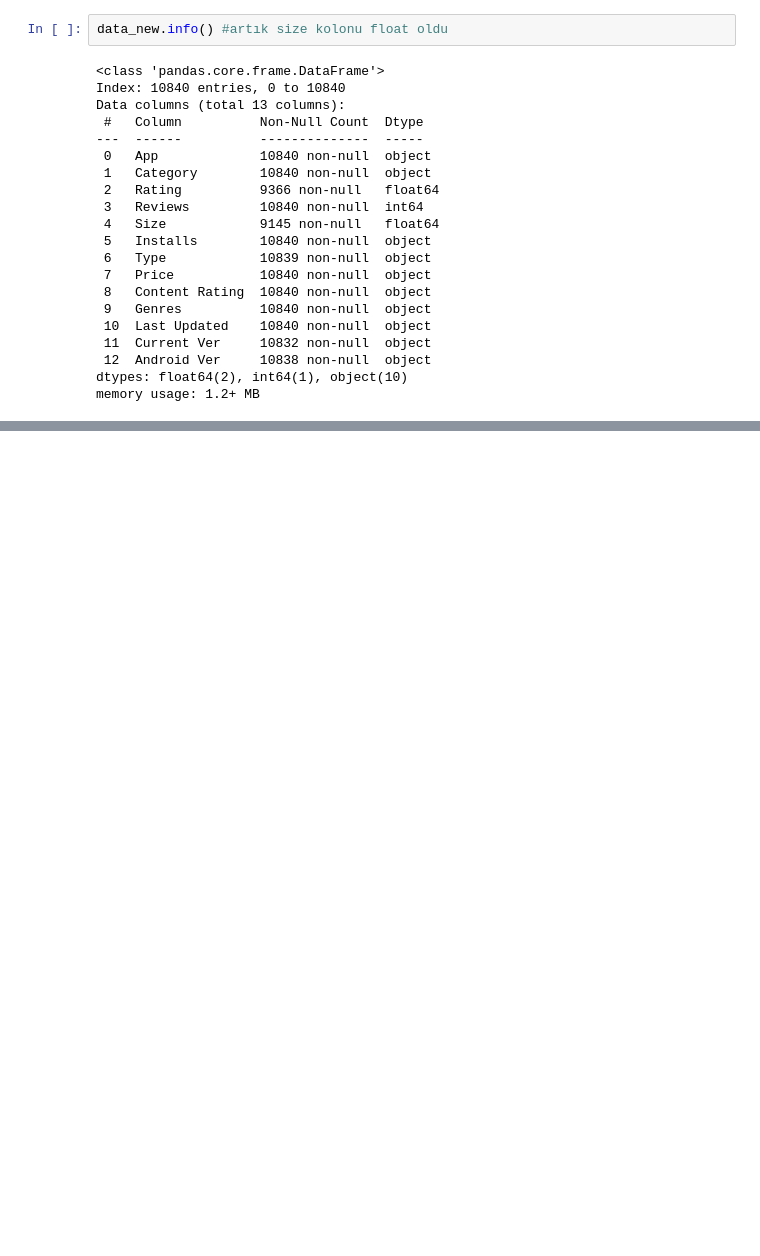
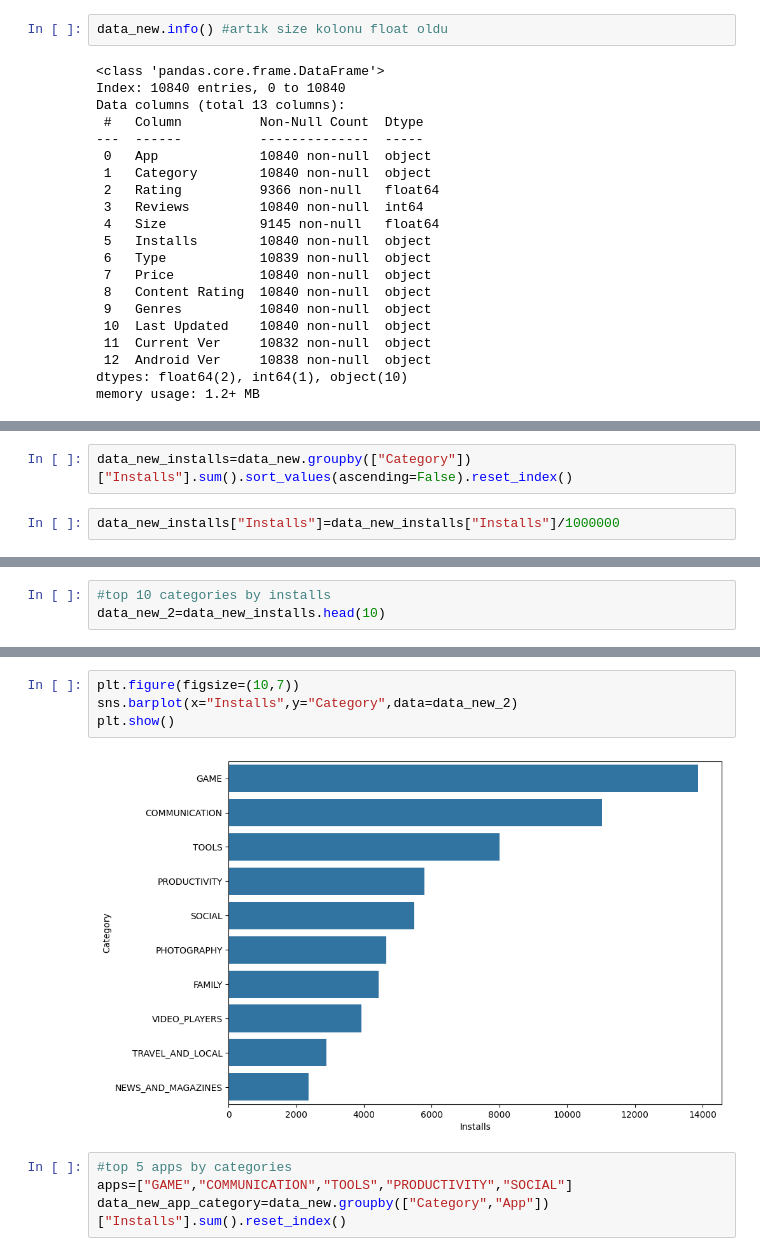
Before and after one commit to elifduman23/Feature-Engineering-GooglePlayStore.csv, a Jupyter notebook: Feature Engineering with Google Play Dataset.ipynb, the cells around one changed output, grey strips where cells are left out. Cells and saved outputs as stored; diff of their text form; blank space fills up the shorter version.

```diff
--- a/Feature Engineering with Google Play Dataset.ipynb
+++ b/Feature Engineering with Google Play Dataset.ipynb
@@ -305,0 +572,4 @@ memory usage: 1.2+ MB
+# %%
+data_new_installs=data_new.groupby(["Category"])["Installs"].sum().sort_values(ascending=False).reset_index()
+# %%
+data_new_installs["Installs"]=data_new_installs["Installs"]/1000000
@@ -305,0 +596,3 @@ memory usage: 1.2+ MB
+# %%
+#top 10 categories by installs
+data_new_2=data_new_installs.head(10)
@@ -305,0 +613,10 @@ memory usage: 1.2+ MB
+# %%
+plt.figure(figsize=(10,7))
+sns.barplot(x="Installs",y="Category",data=data_new_2)
+plt.show()
+# %% [output]
+[figure, added]
+# %%
+#top 5 apps by categories
+apps=["GAME","COMMUNICATION","TOOLS","PRODUCTIVITY","SOCIAL"]
+data_new_app_category=data_new.groupby(["Category","App"])["Installs"].sum().reset_index()
```
Also changed, not shown: parts of 50 cells of this notebook.
